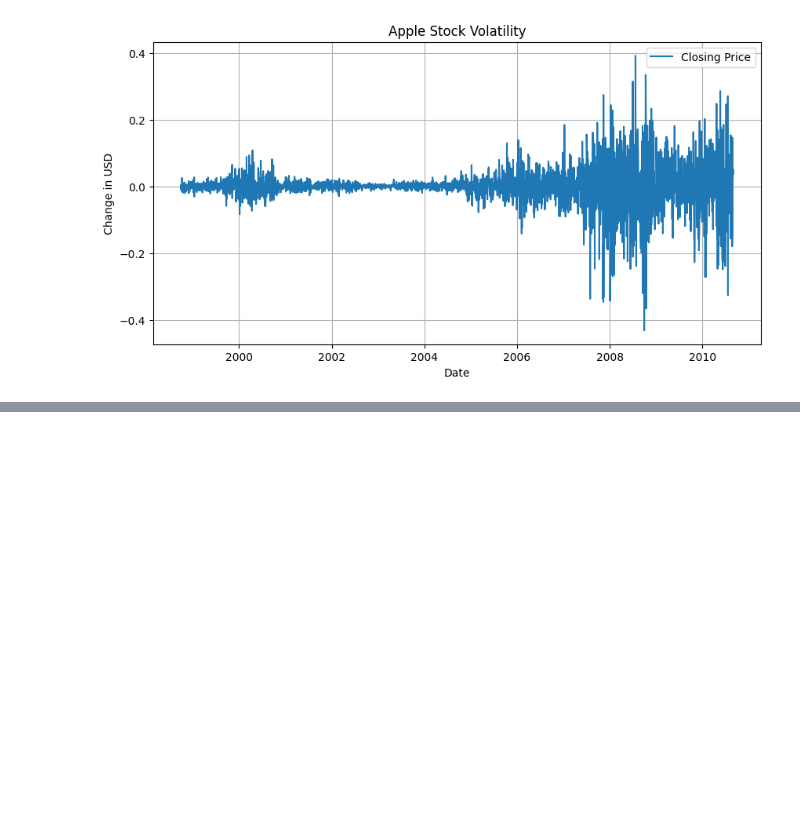
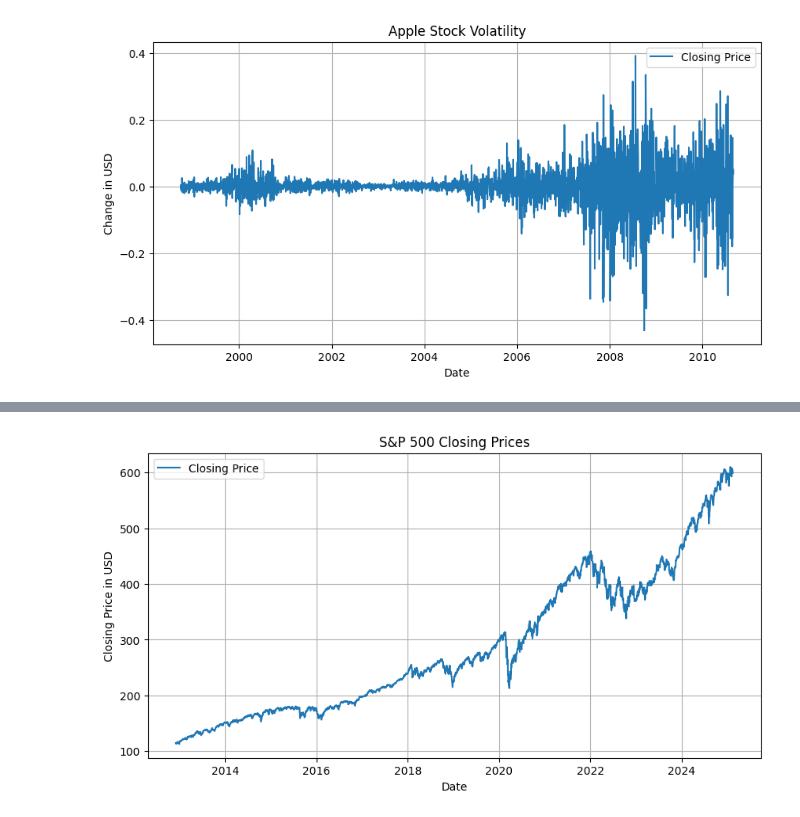
Before and after one commit to eirik-evjenth/Python_Collection, a Jupyter notebook: Visual Studio IT 2/Kapittel 3/Kapittel 3B/Prosjekt/APPL_manual_stocks.ipynb, the cells around one changed output, grey strips where cells are left out. Drawn from its saved outputs; the diff is of its cells as text; code cells hidden in the pictures; blank space fills up the shorter version.

```diff
--- a/Visual Studio IT 2/Kapittel 3/Kapittel 3B/Prosjekt/APPL_manual_stocks.ipynb
+++ b/Visual Studio IT 2/Kapittel 3/Kapittel 3B/Prosjekt/APPL_manual_stocks.ipynb
@@ -176,0 +270,20 @@ plt.show()
+# %%
+spy_dates = []
+spy_closing_prices = []
+
+for row in spy_data[5000:]:
+    spy_date_str = row[0]
+    spy_date = datetime.strptime(spy_date_str, '%Y-%m-%d')
+    spy_dates.append(spy_date)
+    spy_closing_prices.append(float(row[4]))
+
+plt.figure(figsize=(10, 5))
+plt.plot(spy_dates, spy_closing_prices, label='Closing Price')
+plt.xlabel('Date')
+plt.ylabel('Closing Price in USD')
+plt.title('S&P 500 Closing Prices')
+plt.legend()
+plt.grid()
+plt.show()
+# %% [output]
+[figure, added]
```
Also changed, not shown: parts of 19 cells of this notebook, 3 other files.
